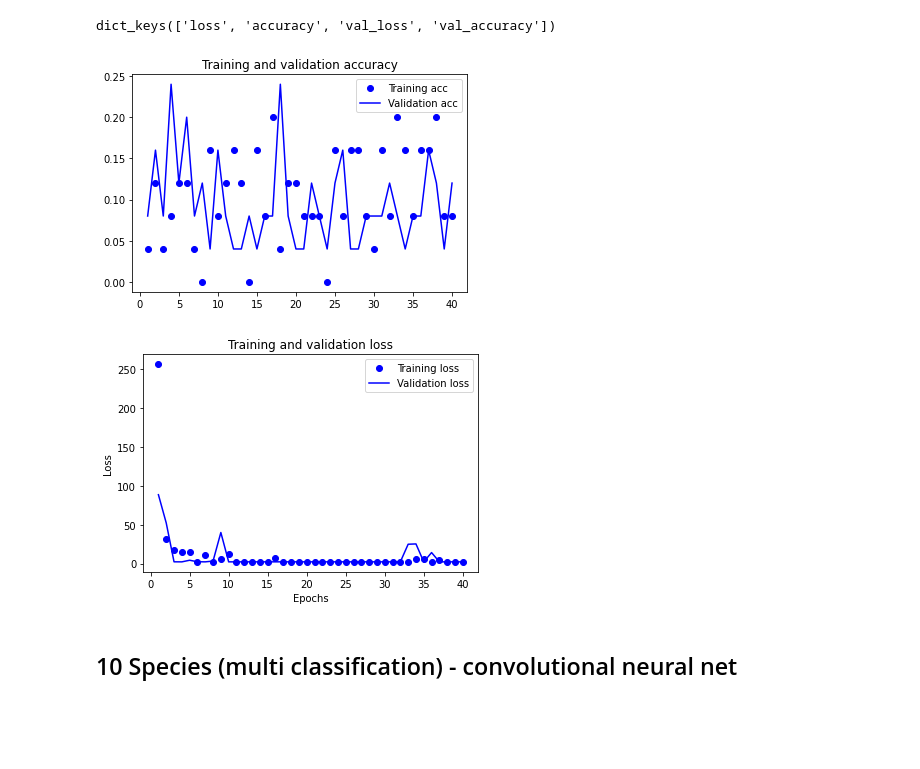
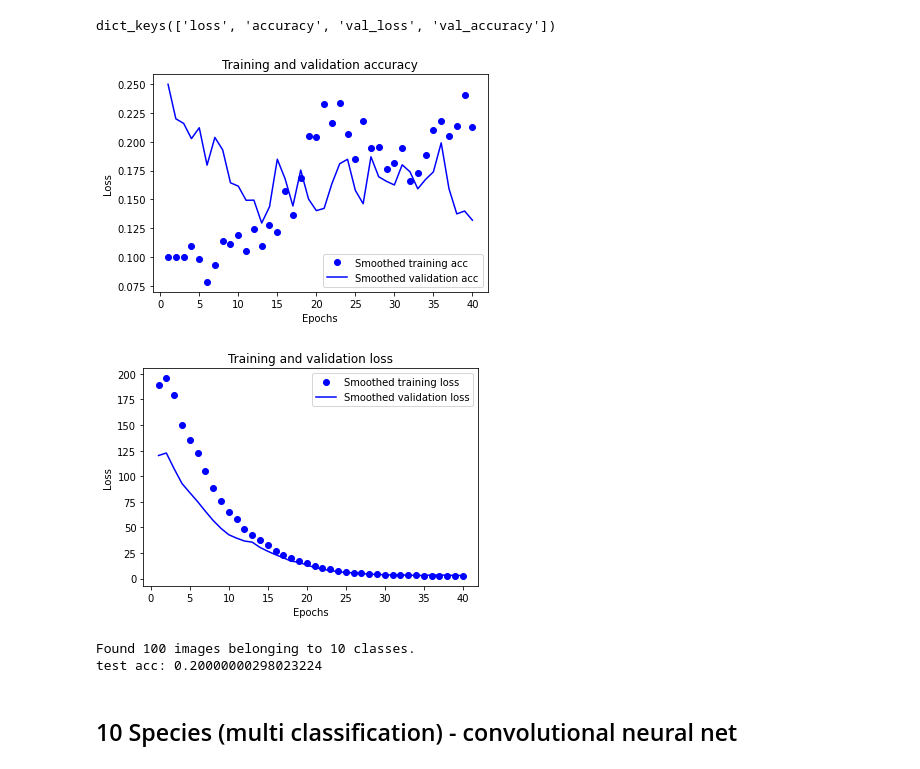
Before and after one commit to desik23/lab4-ml, a Jupyter notebook: inaturalist-lab.ipynb, the cells around one changed output. Saved outputs shown, nothing was run; the diff lists cells and outputs as text; code cells hidden in the pictures; blank space fills up the shorter version.

```diff
--- a/inaturalist-lab.ipynb
+++ b/inaturalist-lab.ipynb
@@ -486,14 +537,14 @@ train_generator = train_datagen.flow_from_directory(
         train_dir,
         # All images will be resized to 150x150
         target_size=(150, 150),
-        batch_size=5,
-        # Since we use binary_crossentropy loss, we need binary labels
+        batch_size=4,
+        # Since we use categorical_crossentropy loss, we need categorical labels
         class_mode='categorical')
 
 validation_generator = test_datagen.flow_from_directory(
         validation_dir,
         target_size=(150, 150),
-        batch_size=5,
+        batch_size=4,
         class_mode='categorical')
 # %% [output]
 Found 300 images belonging to 10 classes.
@@ -579,35 +630,51 @@ model.save('10Species-multiclassification-neuralnet.h5')
 # %%
 # neural net: accuracy metric and validation in the fitting process and history plot
 import matplotlib.pyplot as plt
 
 acc = history.history['accuracy']
 val_acc = history.history['val_accuracy']
 loss = history.history['loss']
 val_loss = history.history['val_loss']
 
 epochs = range(1, len(acc) + 1)
 
 
-plt.plot(epochs, acc, 'bo', label='Training acc')
-plt.plot(epochs, val_acc, 'b', label='Validation acc')
+plt.plot(epochs,
+         smooth_curve(acc), 'bo', label='Smoothed training acc')
+plt.plot(epochs,
+         smooth_curve(val_acc), 'b', label='Smoothed validation acc')
 plt.title('Training and validation accuracy')
+plt.xlabel('Epochs')
+plt.ylabel('Loss')
 plt.legend()
 
 plt.figure()
 
-# "bo" is for "blue dot"
-plt.plot(epochs, loss, 'bo', label='Training loss')
-# b is for "solid blue line"
-plt.plot(epochs, val_loss, 'b', label='Validation loss')
+plt.plot(epochs,
+         smooth_curve(loss), 'bo', label='Smoothed training loss')
+plt.plot(epochs,
+         smooth_curve(val_loss), 'b', label='Smoothed validation loss')
 plt.title('Training and validation loss')
 plt.xlabel('Epochs')
 plt.ylabel('Loss')
 plt.legend()
 
 plt.show()
 # %% [output]
-[figure, old version]
+[figure, new version]
-[figure, old version]
+[figure, new version]
+# %%
+test_generator = test_datagen.flow_from_directory(
+        test_dir,
+        target_size=(150, 150),
+        batch_size=4,
+        class_mode='categorical')
+test_loss, test_acc = model.evaluate_generator(test_generator, steps=5)
+print('test acc:', test_acc)
+print('test loss:', test_loss)
+# %% [output]
+Found 100 images belonging to 10 classes.
+test acc: 0.20000000298023224
 # %% [markdown]
 ## 10 Species (multi classification) - convolutional neural net
 # %%
```
Also changed, not shown: parts of 22 cells of this notebook.
